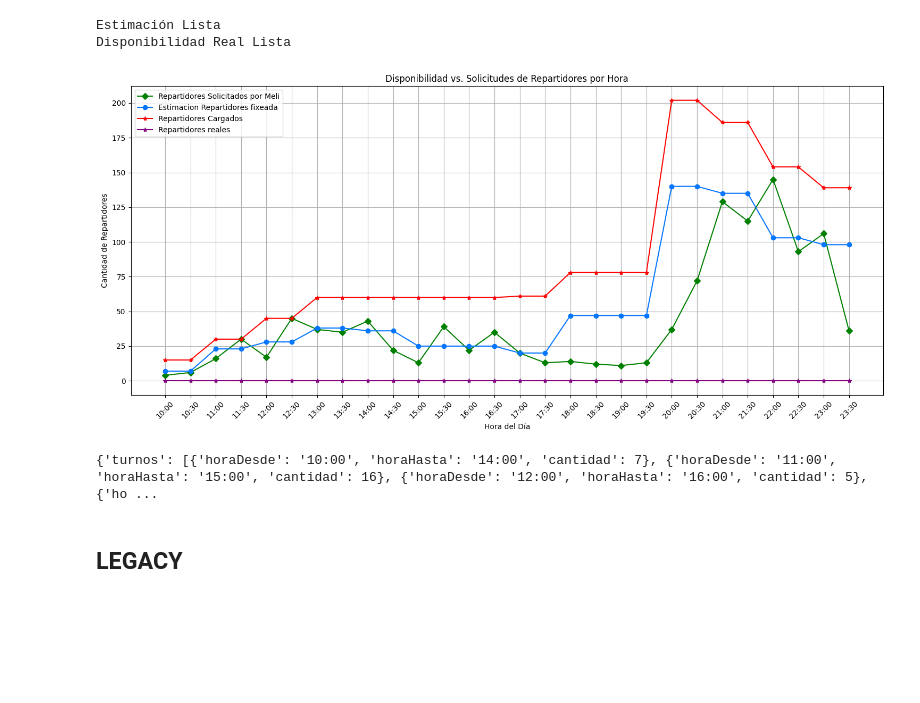
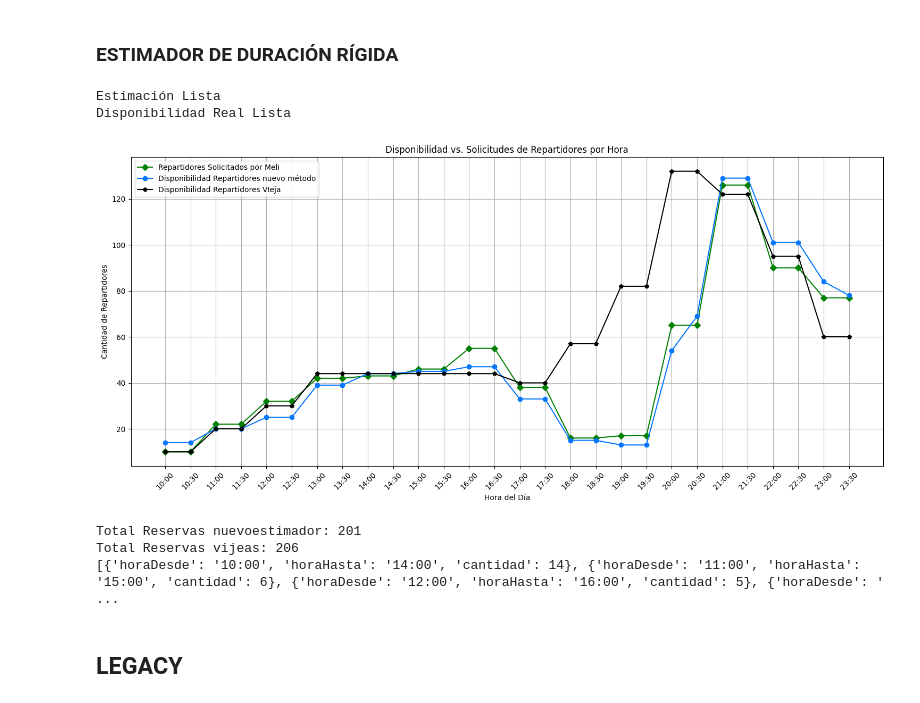
Before and after one commit to gastonmichelotti/EstimadorODS, a Jupyter notebook: TestMeli.ipynb, the cells around one changed output. Saved outputs shown, nothing was run; the diff lists cells and outputs as text; code cells hidden in the pictures; blank space fills up the shorter version.

Commit message:
nuevo estimador

```diff
--- a/TestMeli.ipynb
+++ b/TestMeli.ipynb
@@ -112,18 +136,16 @@ def graficar_resultados(resultado, reales, resultadooriginal = None):
     if resultadooriginal != None:
         disponibilidadOriginal = resultadooriginal["disponibilidadFinal"]
     necesidadesMeli = resultado["necesidadesMeli"]
-    necesidadesMeliAumentado = resultado["necesidadesMeliIncrementado"]
     disponibilidadCargada = reales["TotalReservas"]
     disponibilidadReal = reales["ReservasConLlegada"]
 
 
     plt.figure(figsize=(15, 7))
     plt.plot(horarios, necesidadesMeli[:len(horarios)], label='Repartidores Solicitados por Meli', marker='D', color = 'green')
-    # plt.plot(horarios, necesidadesMeliAumentado[:len(horarios)], label='Repartidores Solicitados por Meli Aumenado', marker='x', color = '#ff7c1f')
-    plt.plot(horarios, disponibilidadFinal, label='Estimacion Repartidores fixeada', marker='o', color = '#0576ff')
-    # plt.plot(horarios, disponibilidadOriginal, label='Disponibilidad Repartidores original', marker='p', color = '#003980')
-    plt.plot(horarios, disponibilidadCargada, label='Repartidores Cargados ', marker='*', color = 'red')
-    plt.plot(horarios, disponibilidadReal, label='Repartidores reales', marker='*', color = 'purple')
+    plt.plot(horarios, disponibilidadFinal, label='Disponibilidad Repartidores nuevo método', marker='o', color = '#0576ff')
+    plt.plot(horarios, disponibilidadOriginal, label='Disponibilidad Repartidores VIeja', marker='p', color = 'black')
+    # plt.plot(horarios, disponibilidadCargada, label='Repartidores Cargados ', marker='*', color = 'red')
+    # plt.plot(horarios, disponibilidadReal, label='Repartidores reales', marker='*', color = 'purple')
     plt.title('Disponibilidad vs. Solicitudes de Repartidores por Hora')
     plt.xlabel('Hora del Día')
     plt.ylabel('Cantidad de Repartidores')
@@ -133,9 +155,10 @@ def graficar_resultados(resultado, reales, resultadooriginal = None):
     plt.tight_layout()
     plt.show()
 # %%
-def revisionMeli(fecha, duracion = 4, aumento = 0, aumentoDemanda = 0, aumentoDesde = 0, verbose = True):
+def revisionMeli(fecha, aumento = 0, aumentoDemanda = 0, aumentoDesde = 0, verbose = True):
 
-    estimacion = Estimar2(fecha, duracion, aumento, aumentoDemanda,aumentoDesde)
+    estimacion = Estimar2(fecha, aumento, aumentoDemanda,aumentoDesde)
+    estimacionVieja = Estimar3(fecha,4,  aumento, aumentoDemanda,aumentoDesde)
     if verbose == True:
         print("Estimación Lista")
 
@@ -147,12 +170,9 @@ def revisionMeli(fecha, duracion = 4, aumento = 0, aumentoDemanda = 0, aumentoDe
     if verbose == True:
         print("Disponibilidad Real Lista")
 
-    graficar_resultados(estimacion,reales)
-    print( estimacion)
+    graficar_resultados(estimacion,reales, estimacionVieja)
+    print( "Total Reservas nuevoestimador:" ,estimacion["totalReservas"])
+    print("Total Reservas vijeas:", estimacionVieja["totalReservas"])
+    print(estimacion["turnos"])
-# %%
-revisionMeli('23/02', 4, 5, 25, 23)
-# %% [output]
-Estimación Lista
-Disponibilidad Real Lista
-[figure, removed]
-{'turnos': [{'horaDesde': '10:00', 'horaHasta': '14:00', 'cantidad': 7}, {'horaDesde': '11:00', 'horaHasta': '15:00', 'cantidad': 16}, {'horaDesde': '12:00', 'horaHasta': '16:00', 'cantidad': 5}, {'ho ...
+# %% [markdown]
+### ESTIMADOR DE DURACIÓN RÍGIDA
@@ -159,3 +260,12 @@ Disponibilidad Real Lista
+# %%
+revisionMeli('15/02', 0, 20, 22)
+# %% [output]
+Estimación Lista
+Disponibilidad Real Lista
+[figure, added]
+Total Reservas nuevoestimador: 201
+Total Reservas vijeas: 206
+[{'horaDesde': '10:00', 'horaHasta': '14:00', 'cantidad': 14}, {'horaDesde': '11:00', 'horaHasta': '15:00', 'cantidad': 6}, {'horaDesde': '12:00', 'horaHasta': '16:00', 'cantidad': 5}, {'horaDesde': ' ...
 # %% [markdown]
 ## LEGACY
 # %%
```
Also changed, not shown: parts of 2 cells of this notebook, 7 other files.
